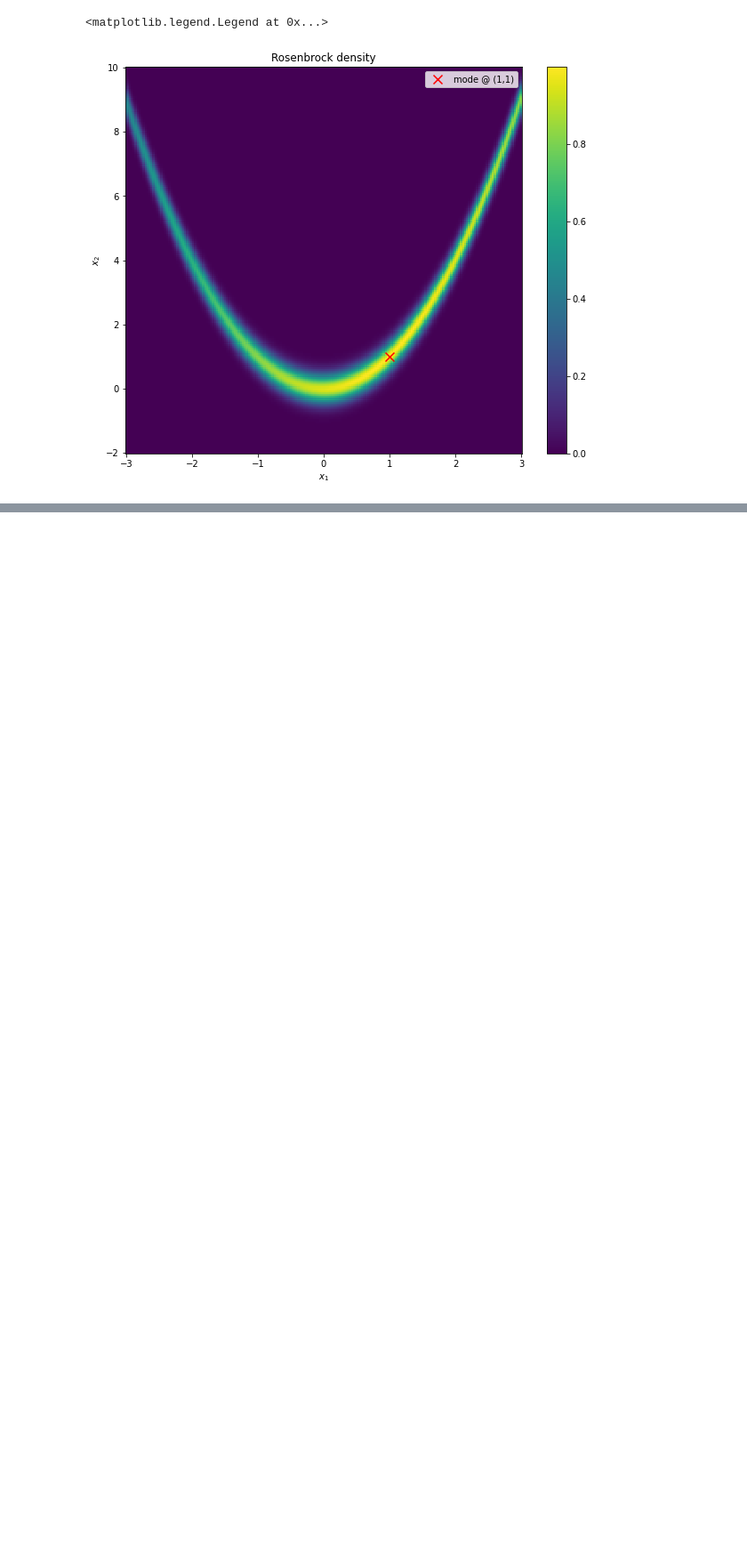
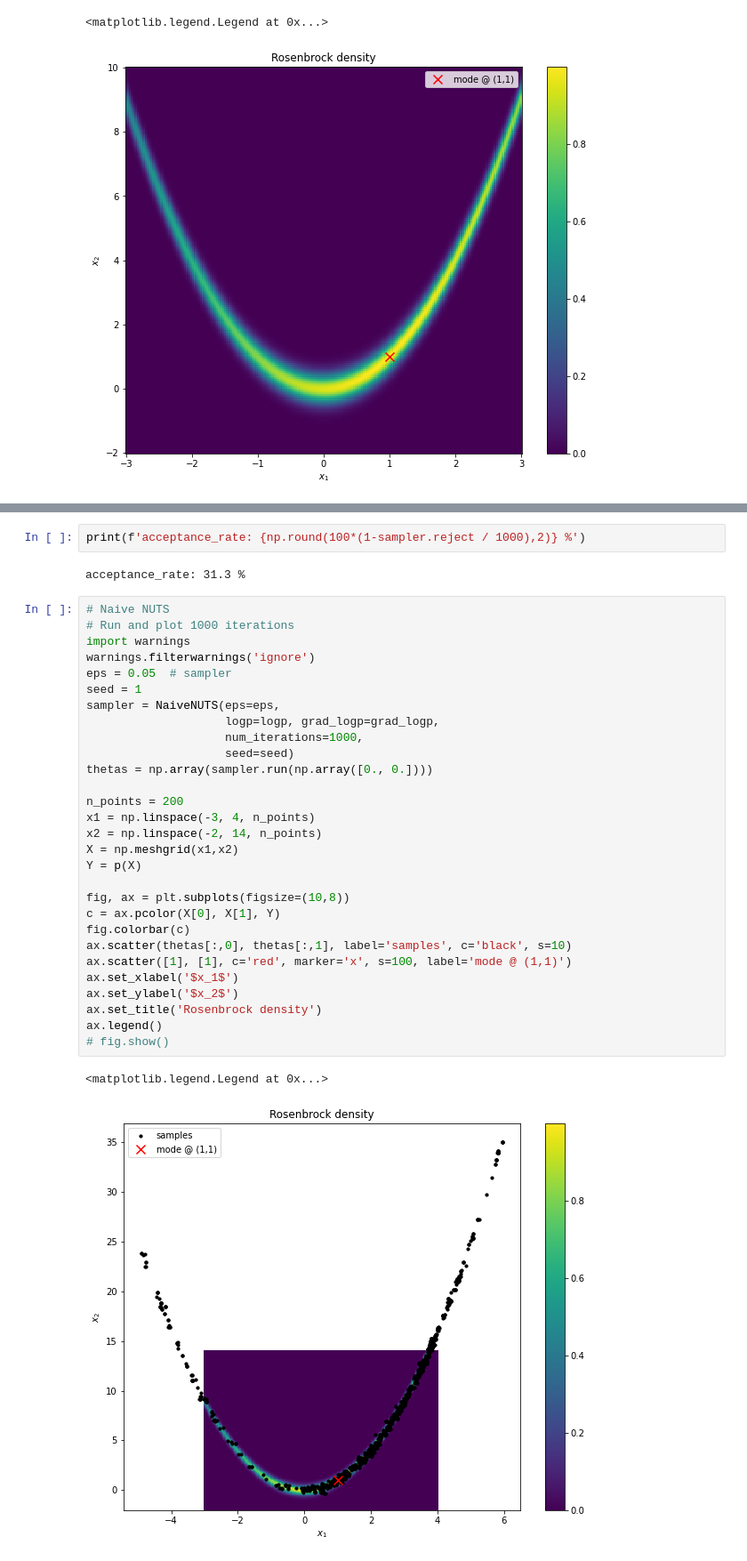
Before and after one commit to Mathis-A/No-U-Turn-Sampler, a Jupyter notebook: rosenbrock.ipynb, the cells around one changed output, grey strips where cells are left out. Shown at 89% size. Saved outputs shown, nothing was run; the diff lists cells and outputs as text; blank space fills up the shorter version.

```diff
--- a/rosenbrock.ipynb
+++ b/rosenbrock.ipynb
@@ -83,0 +87,36 @@ ax.legend()
+# %%
+print(f'acceptance_rate: {np.round(100*(1-sampler.reject / 1000),2)} %')
+# %% [output]
+acceptance_rate: 31.3 %
+# %%
+# Naive NUTS
+# Run and plot 1000 iterations
+import warnings
+warnings.filterwarnings('ignore')
+eps = 0.05  # sampler
+seed = 1
+sampler = NaiveNUTS(eps=eps,
+                    logp=logp, grad_logp=grad_logp,
+                    num_iterations=1000,
+                    seed=seed)
+thetas = np.array(sampler.run(np.array([0., 0.])))
+
+n_points = 200
+x1 = np.linspace(-3, 4, n_points)
+x2 = np.linspace(-2, 14, n_points)
+X = np.meshgrid(x1,x2)
+Y = p(X)
+
+fig, ax = plt.subplots(figsize=(10,8))
+c = ax.pcolor(X[0], X[1], Y)
+fig.colorbar(c)
+ax.scatter(thetas[:,0], thetas[:,1], label='samples', c='black', s=10)
+ax.scatter([1], [1], c='red', marker='x', s=100, label='mode @ (1,1)')
+ax.set_xlabel('$x_1$')
+ax.set_ylabel('$x_2$')
+ax.set_title('Rosenbrock density')
+ax.legend()
+# fig.show()
+# %% [output]
+<matplotlib.legend.Legend at 0x...>
+[figure, added]
```
Also changed, not shown: parts of 4 cells of this notebook, 5 other files.
